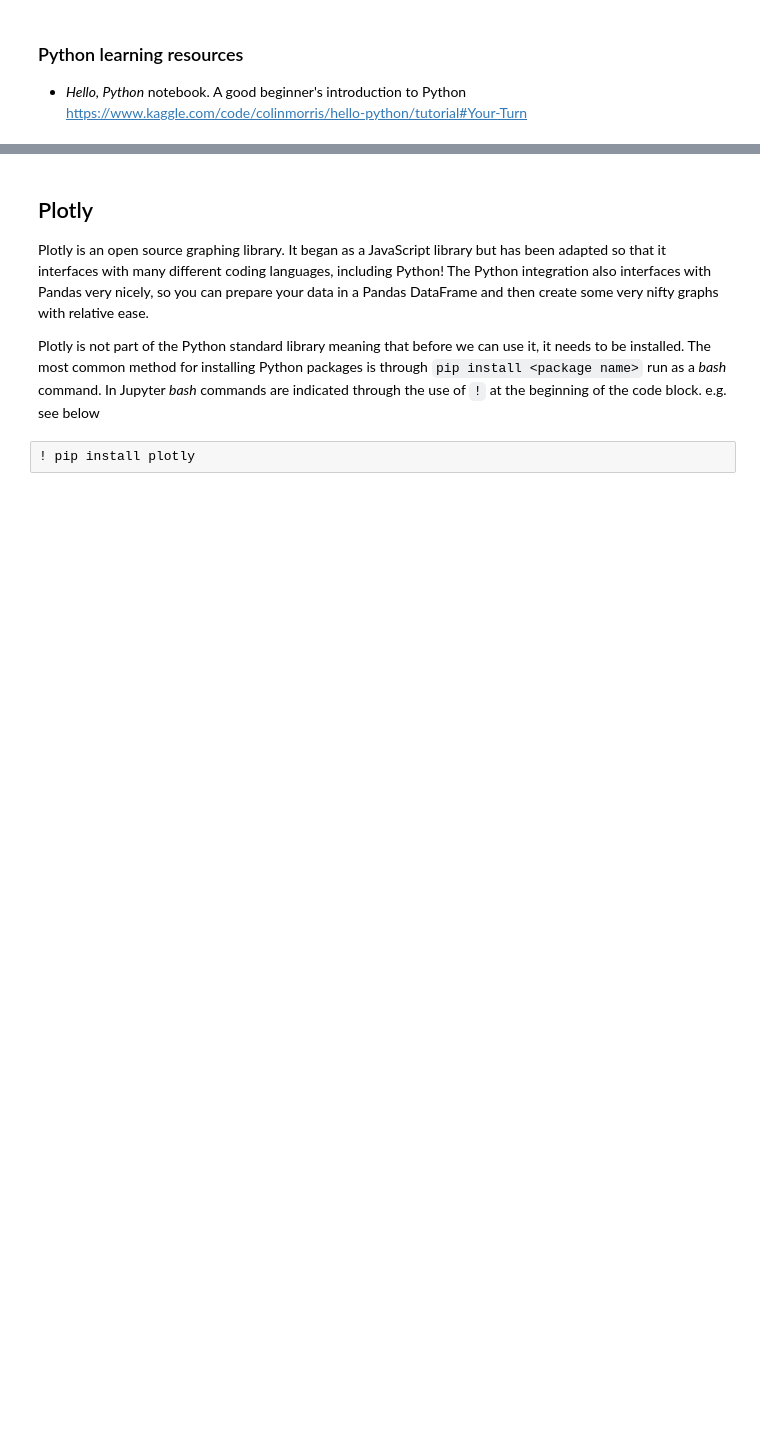
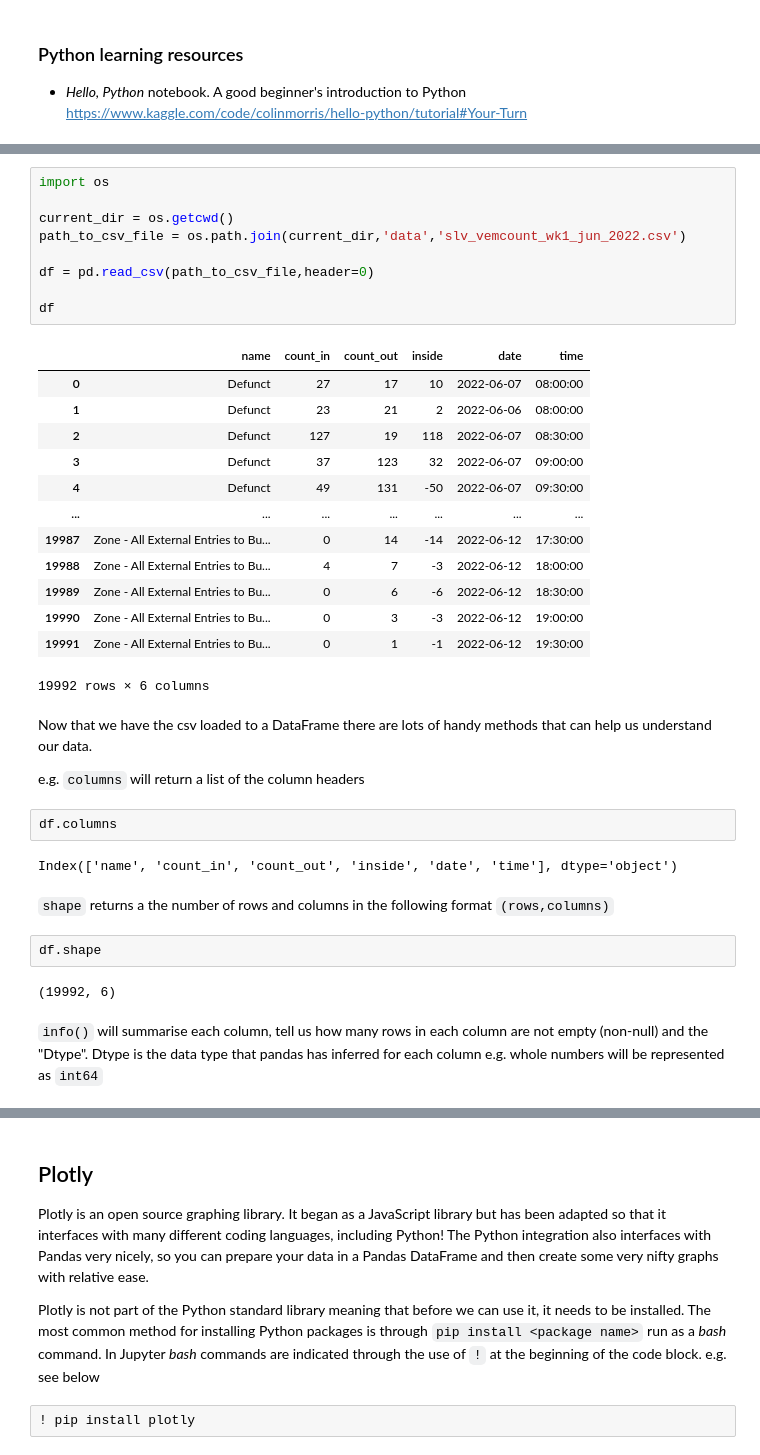
Before and after one commit to StateLibraryVictoria-SLVLAB/code-club, a Jupyter notebook: session-resources/code_club_intro_20_2023.ipynb, the cells around one changed output, grey strips where cells are left out. Drawn from its saved outputs; the diff is of its cells as text; blank space fills up the shorter version.

Commit message:
Pandas sectioned fully fleshed out. Deploying to be merged to main and added to kaggle

```diff
--- a/session-resources/code_club_intro_20_2023.ipynb
+++ b/session-resources/code_club_intro_20_2023.ipynb
@@ -197,0 +274,39 @@ import pandas as pd
+# %%
+import os
+
+current_dir = os.getcwd()
+path_to_csv_file = os.path.join(current_dir,'data','slv_vemcount_wk1_jun_2022.csv')
+
+df = pd.read_csv(path_to_csv_file,header=0)
+
+df
+# %% [output]
+|  | name | count_in | count_out | inside | date | time |
+| 0 | Defunct | 27 | 17 | 10 | 2022-06-07 | 08:00:00 |
+| 1 | Defunct | 23 | 21 | 2 | 2022-06-06 | 08:00:00 |
+| 2 | Defunct | 127 | 19 | 118 | 2022-06-07 | 08:30:00 |
+| 3 | Defunct | 37 | 123 | 32 | 2022-06-07 | 09:00:00 |
+| 4 | Defunct | 49 | 131 | -50 | 2022-06-07 | 09:30:00 |
+| ... | ... | ... | ... | ... | ... | ... |
+| 19987 | Zone - All External Entries to Bu... | 0 | 14 | -14 | 2022-06-12 | 17:30:00 |
+| 19988 | Zone - All External Entries to Bu... | 4 | 7 | -3 | 2022-06-12 | 18:00:00 |
+| 19989 | Zone - All External Entries to Bu... | 0 | 6 | -6 | 2022-06-12 | 18:30:00 |
+| 19990 | Zone - All External Entries to Bu... | 0 | 3 | -3 | 2022-06-12 | 19:00:00 |
+| 19991 | Zone - All External Entries to Bu... | 0 | 1 | -1 | 2022-06-12 | 19:30:00 |
+19992 rows × 6 columns
+# %% [markdown]
+Now that we have the csv loaded to a DataFrame there are lots of handy methods that can help us understand our data.
+
+e.g. `columns` will return a list of the column headers
+# %%
+df.columns
+# %% [output]
+Index(['name', 'count_in', 'count_out', 'inside', 'date', 'time'], dtype='object')
+# %% [markdown]
+`shape` returns a the number of rows and columns in the following format `(rows,columns)`
+# %%
+df.shape
+# %% [output]
+(19992, 6)
+# %% [markdown]
+`info()` will summarise each column, tell us how many rows in each column are not empty (non-null) and the "Dtype". Dtype is the data type that pandas has inferred for each column e.g. whole numbers will be represented as `int64`
```
Also changed, not shown: parts of 39 cells of this notebook, 4 other files.
